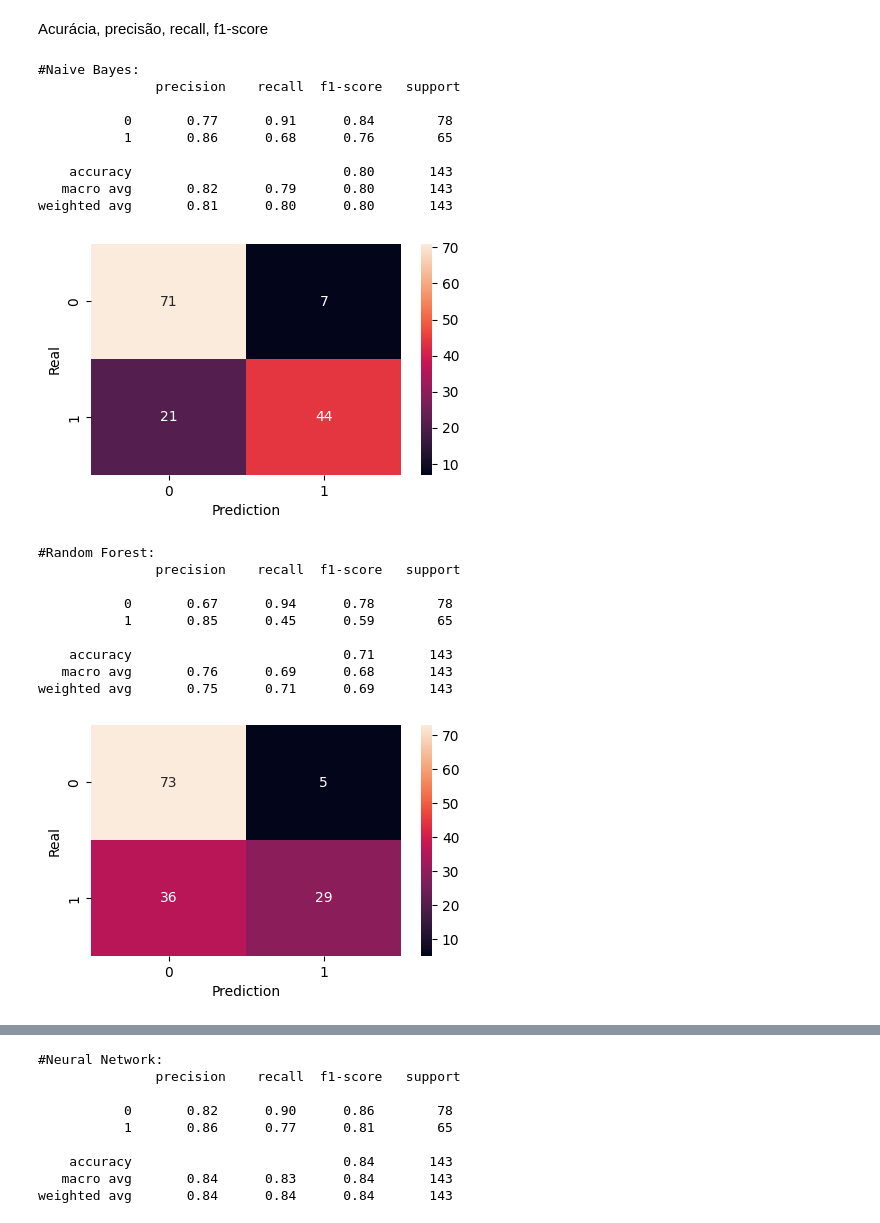
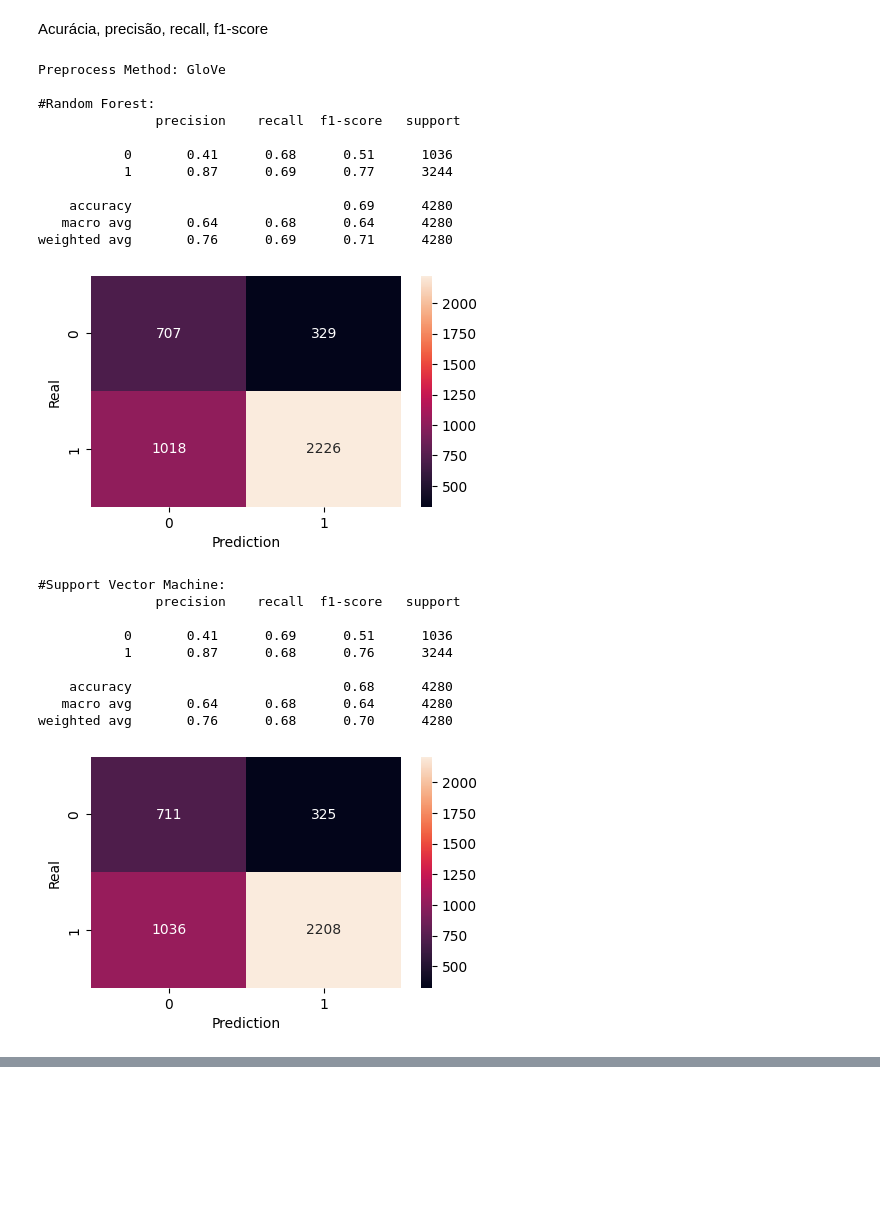
Before and after one commit to marciofh/tcc-fake-news-detection, a Jupyter notebook: app.ipynb, the cells around one changed output, grey strips where cells are left out. Drawn from its saved outputs; the diff is of its cells as text; code cells hidden in the pictures; blank space fills up the shorter version.

```diff
--- a/app.ipynb
+++ b/app.ipynb
@@ -94,7 +77,7 @@ Balanceamento de carga
 # %% [markdown]
 Tokenização, StopWords, Lematização
 # %%
-def preprocess(text):
+def process_data(text):
     stop_words = set(stopwords.words('english'))
     lemmatizer = WordNetLemmatizer()
 
@@ -114,11 +159,2 @@ def calculate_tfidf(text):
 # %% [markdown]
 Aplicação do pré processamento
-# %%
-#aplicando tokenização, stopWords, lematização
-df['tokens'] = df['title'].apply(preprocess)
-#print(df['tokens'].head())
-
-#calculando TF-IDF
-X_balanced = calculate_tfidf(df['title'])
-print(type(X_balanced))
-y_balanced = df['real']
@@ -132,0 +161,17 @@ X_train, X_test, y_train, y_test = train_test_split(X_balanced, y_balanced, test
+# %%
+#tratando dados da base
+df = process_df(df)
+#aplicando tokenização, stopWords, lematização
+df['tokens'] = df['title'].apply(process_data)
+print(df.shape)
+
+#dividindo dados de treino e teste
+X_train, X_test, y_train, y_test = train_test_split(df, df['real'], test_size=0.2, random_state=42)
+
+#balanceando dados de treino
+X_train, y_train = balance_data(X_train)
+
+print("Dados de treino:",X_train.shape)
+print(y_train.value_counts())
+print("\nDados de teste:", X_test.shape)
+print(y_test.value_counts())
@@ -132,0 +191,8 @@ X_train, X_test, y_train, y_test = train_test_split(X_balanced, y_balanced, test
+# %%
+#TF-IDF
+# X_train, X_test = calculate_tfidf(X_train['tokens'], X_test['tokens'])
+# method = 'TF-IDF'
+
+#GloVe
+X_train, X_test= calculate_glove(X_train['tokens'], X_test['tokens'])
+method = 'GloVe'
@@ -195,32 +266,35 @@ def plot_confusion_matrix(y_true, y_pred):
 # %% [markdown]
 Acurácia, precisão, recall, f1-score
 # %%
-print("\n#Naive Bayes:\n", classification_report(y_test, nb_model))
-plot_confusion_matrix(y_test, nb_model)
+print("Preprocess Method:", method)
+# print("\n#Naive Bayes:\n", classification_report(y_test, nb_model))
+# plot_confusion_matrix(y_test, nb_model)
 print("\n#Random Forest:\n", classification_report(y_test, rf_model))
 plot_confusion_matrix(y_test, rf_model)
 print("\n#Support Vector Machine:\n", classification_report(y_test, svm_model))
 plot_confusion_matrix(y_test, svm_model)
 print("\n#Neural Network:\n", classification_report(y_test, nn_model))
 plot_confusion_matrix(y_test, nn_model)
 # %% [output]
-#Naive Bayes:
+Preprocess Method: GloVe
+
+#Random Forest:
                precision    recall  f1-score   support
 
-           0       0.77      0.91      0.84        78
-           1       0.86      0.68      0.76        65
+           0       0.41      0.68      0.51      1036
+           1       0.87      0.69      0.77      3244
 
-    accuracy                           0.80       143
-   macro avg       0.82      0.79      0.80       143
-weighted avg       0.81      0.80      0.80       143
+    accuracy                           0.69      4280
+   macro avg       0.64      0.68      0.64      4280
+weighted avg       0.76      0.69      0.71      4280
-[figure, old version]
+[figure, new version]
-#Random Forest:
+#Support Vector Machine:
                precision    recall  f1-score   support
 
-           0       0.67      0.94      0.78        78
-           1       0.85      0.45      0.59        65
+           0       0.41      0.69      0.51      1036
+           1       0.87      0.68      0.76      3244
 
-    accuracy                           0.71       143
-   macro avg       0.76      0.69      0.68       143
-weighted avg       0.75      0.71      0.69       143
+    accuracy                           0.68      4280
+   macro avg       0.64      0.68      0.64      4280
+weighted avg       0.76      0.68      0.70      4280
-[figure, old version]
+[figure, new version]
@@ -237,9 +310,0 @@ weighted avg       0.81      0.80      0.79       143
-#Neural Network:
-               precision    recall  f1-score   support
-
-           0       0.82      0.90      0.86        78
-           1       0.86      0.77      0.81        65
-
-    accuracy                           0.84       143
-   macro avg       0.84      0.83      0.84       143
-weighted avg       0.84      0.84      0.84       143
```
Also changed, not shown: parts of 22 cells of this notebook, 10 other files.
